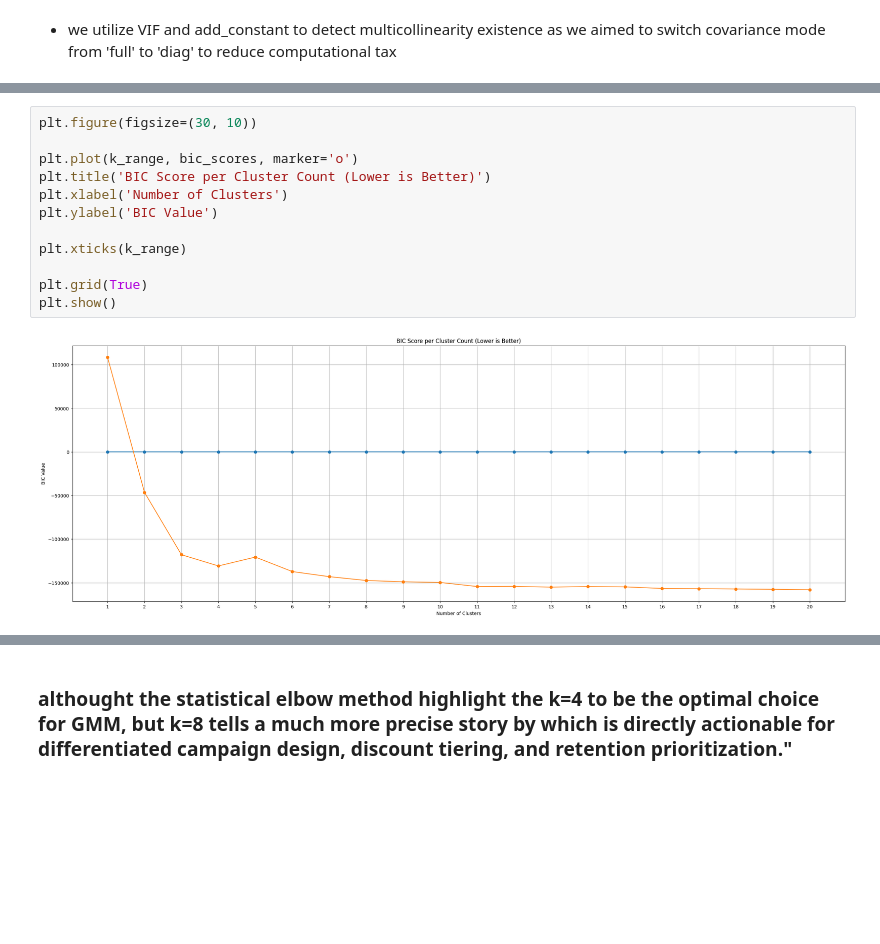
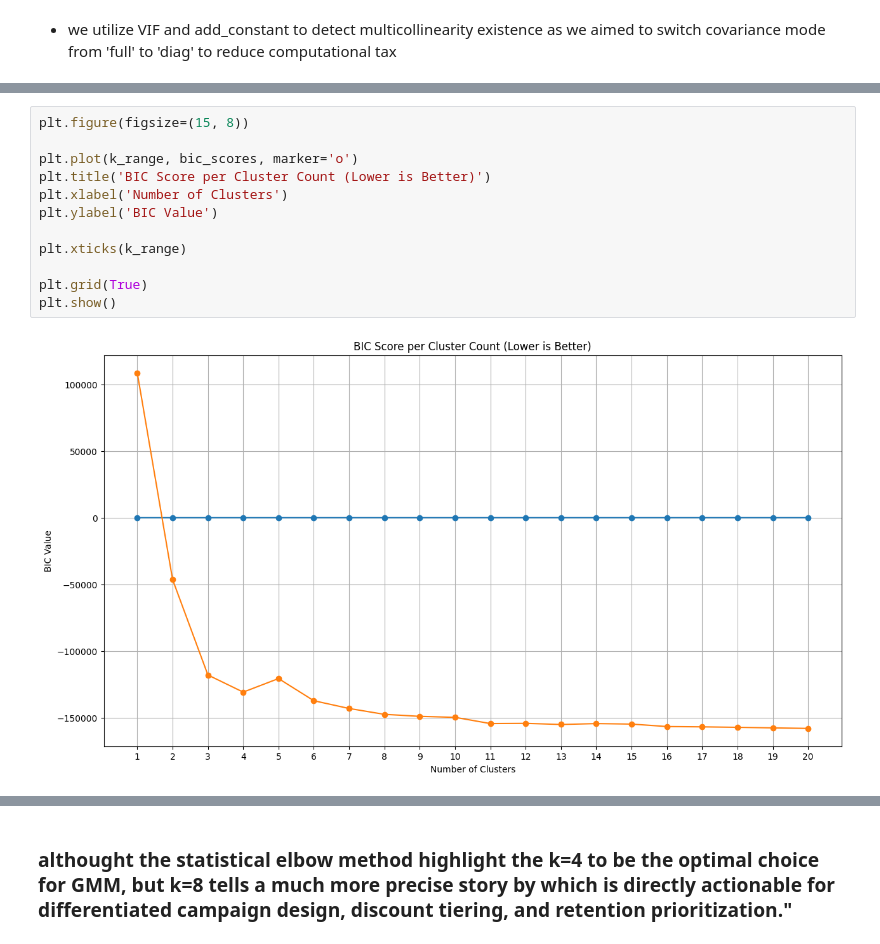
Before and after one commit to AtlasMarbx/AdventureWorks-Data-Migration-and-insight-extraction, a Jupyter notebook: EDA_process.ipynb, the cells around one changed output, grey strips where cells are left out. Saved outputs shown, nothing was run; the diff lists cells and outputs as text; blank space fills up the shorter version.

```diff
--- a/EDA_process.ipynb
+++ b/EDA_process.ipynb
@@ -1761,19 +1704,19 @@ sorted(bic_scores, key=lambda x: x[1])
  [2, -46401.80713873443],
  [1, 108554.1770169156]]
 # %%
-plt.figure(figsize=(30, 10))
+plt.figure(figsize=(15, 8))
 
 plt.plot(k_range, bic_scores, marker='o')
 plt.title('BIC Score per Cluster Count (Lower is Better)')
 plt.xlabel('Number of Clusters')
 plt.ylabel('BIC Value')
 
 plt.xticks(k_range)
 
 plt.grid(True)
 plt.show()
 # %% [output]
-[figure, old version]
+[figure, new version]
 # %%
 gmm_finalized = GaussianMixture(n_components=4,
                                 covariance_type='diag',
```
Also changed, not shown: parts of 17 cells of this notebook.
